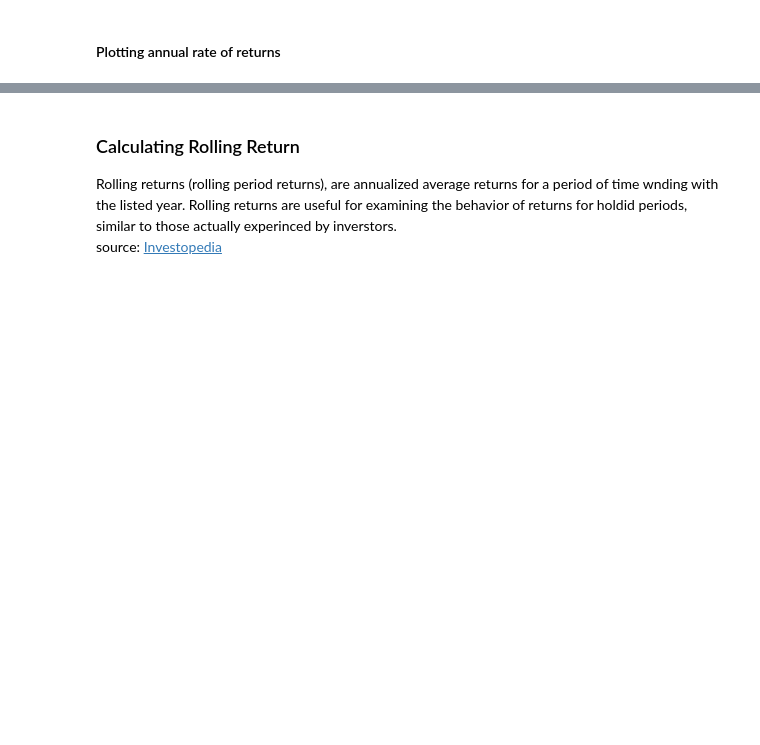
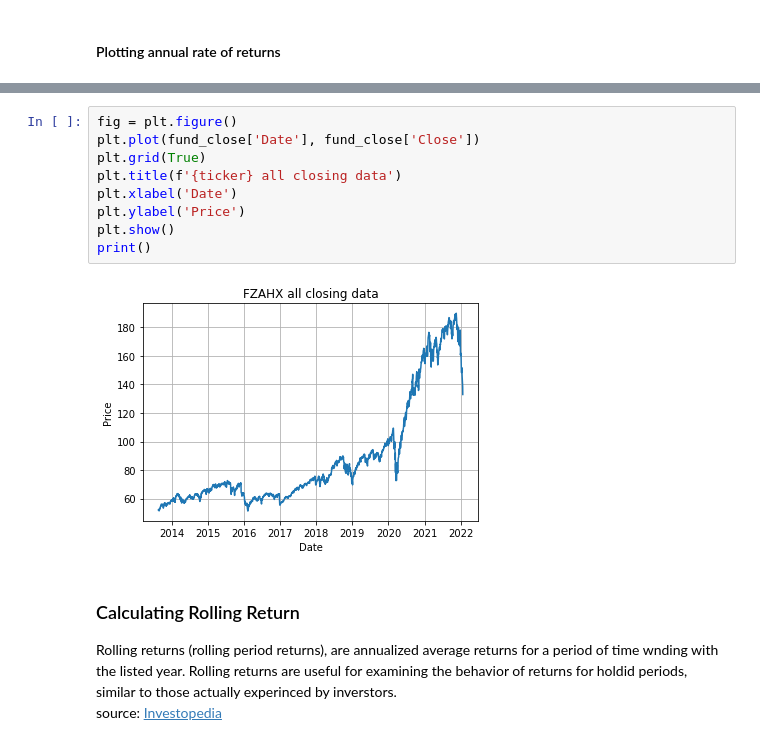
Before and after one commit to cerdamario13/market_analysis, a Jupyter notebook: mutual_fund_calculator.ipynb, the cells around one changed output, grey strips where cells are left out. Drawn from its saved outputs; the diff is of its cells as text; blank space fills up the shorter version.

```diff
--- a/mutual_fund_calculator.ipynb
+++ b/mutual_fund_calculator.ipynb
@@ -70,3 +119,14 @@ plt.show()
+# %%
+fig = plt.figure()
+plt.plot(fund_close['Date'], fund_close['Close'])
+plt.grid(True)
+plt.title(f'{ticker} all closing data')
+plt.xlabel('Date')
+plt.ylabel('Price')
+plt.show()
+print()
+# %% [output]
+[figure, added]
 # %% [markdown]
 ### Calculating Rolling Return <br>
 Rolling returns (rolling period returns), are annualized average returns for a period of time wnding with the listed year. Rolling returns are useful for examining the behavior of returns for holdid periods, similar to those actually experinced by inverstors. <br>
```
Also changed, not shown: parts of 8 cells of this notebook.
